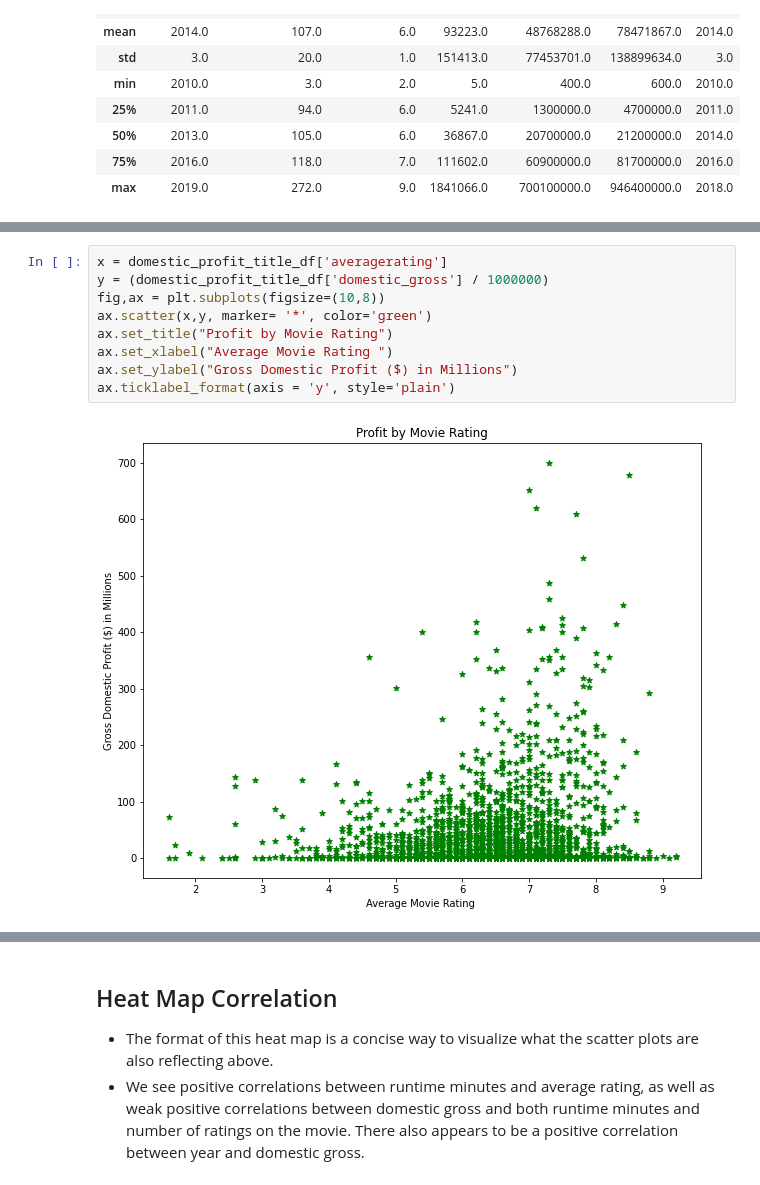
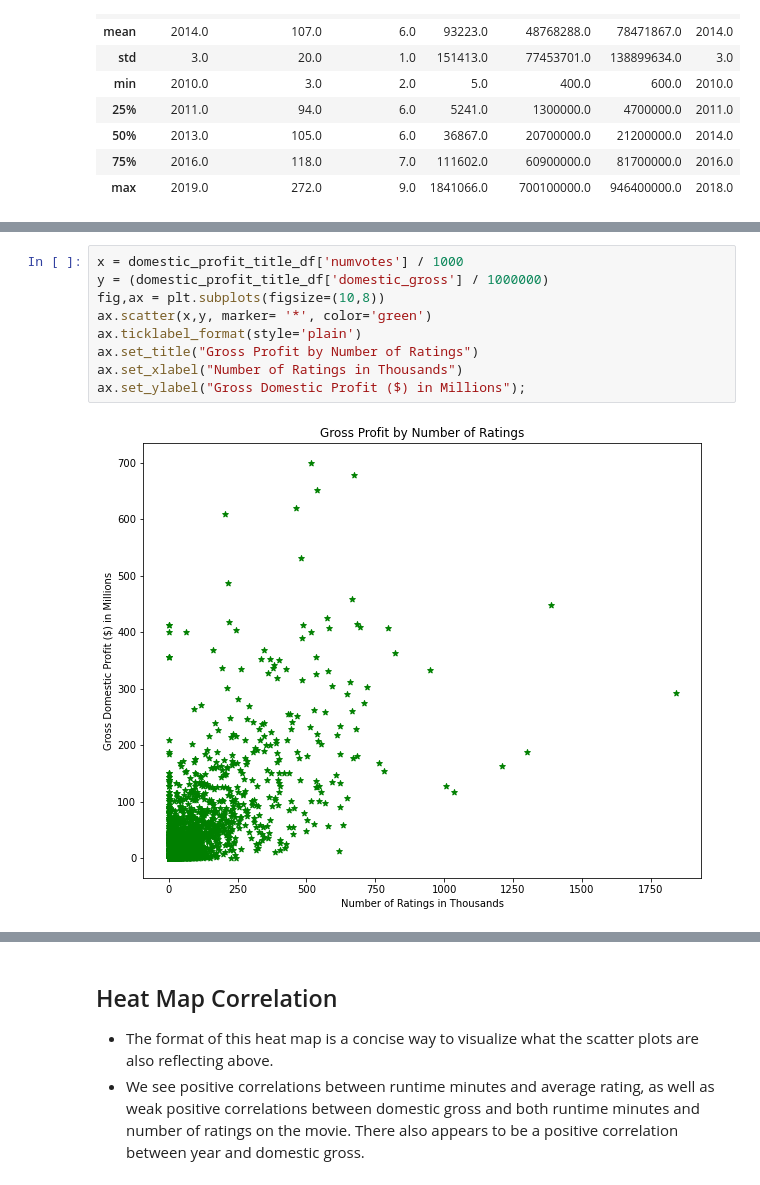
Before and after one commit to learn-co-curriculum/dsc-project-template, a Jupyter notebook: dsc-phase1project-microsoftmoviestudioanalysis-eakland.ipynb, the cells around one changed output, grey strips where cells are left out. Saved outputs shown, nothing was run; the diff lists cells and outputs as text.

```diff
--- a/dsc-phase1project-microsoftmoviestudioanalysis-eakland.ipynb
+++ b/dsc-phase1project-microsoftmoviestudioanalysis-eakland.ipynb
@@ -651,11 +650,11 @@ ax.ticklabel_format(axis = 'y', style='plain');
 # %%
-x = domestic_profit_title_df['averagerating']
+x = domestic_profit_title_df['numvotes'] / 1000
 y = (domestic_profit_title_df['domestic_gross'] / 1000000)
 fig,ax = plt.subplots(figsize=(10,8))
 ax.scatter(x,y, marker= '*', color='green')
-ax.set_title("Profit by Movie Rating")
-ax.set_xlabel("Average Movie Rating ")
-ax.set_ylabel("Gross Domestic Profit ($) in Millions")
-ax.ticklabel_format(axis = 'y', style='plain')
+ax.ticklabel_format(style='plain')
+ax.set_title("Gross Profit by Number of Ratings")
+ax.set_xlabel("Number of Ratings in Thousands")
+ax.set_ylabel("Gross Domestic Profit ($) in Millions");
 # %% [output]
-[figure, old version]
+[figure, new version]
```
Also changed, not shown: parts of 24 cells of this notebook, 9 other files.
